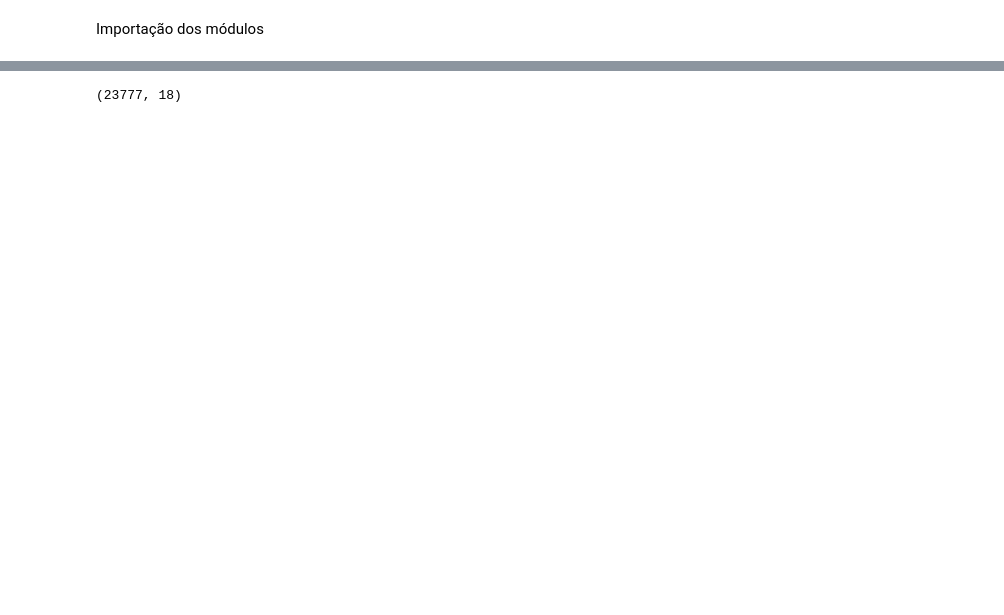
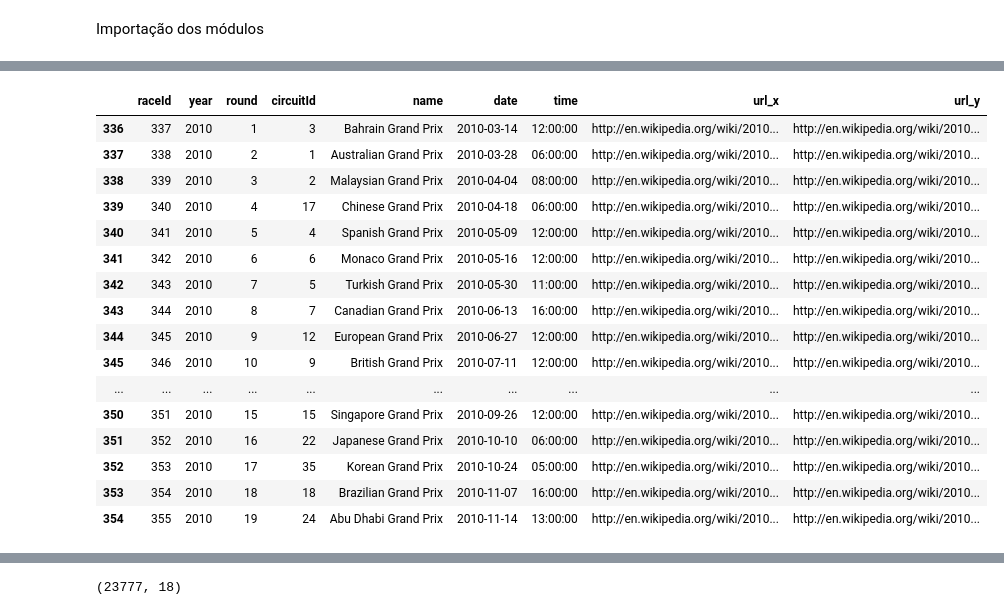
Before and after one commit to renatojmf/analiseDadosF1, a Jupyter notebook: dadosf1.ipynb, the cells around one changed output, grey strips where cells are left out. Cells and saved outputs as stored; diff of their text form; code cells hidden in the pictures; blank space fills up the shorter version.

```diff
--- a/dadosf1.ipynb
+++ b/dadosf1.ipynb
@@ -25,0 +139,22 @@ Pré processamento dos dados:
+# %%
+#apenas para verificar algumas consultas
+races_by_year = pd.merge(corridas,temporadas, on='year', how = 'inner')
+races_by_year[races_by_year['year'] == 2010]
+# %% [output]
+|  | raceId | year | round | circuitId | name | date | time | url_x | url_y |
+| 336 | 337 | 2010 | 1 | 3 | Bahrain Grand Prix | 2010-03-14 | 12:00:00 | http://en.wikipedia.org/wiki/2010... | http://en.wikipedia.org/wiki/2010... |
+| 337 | 338 | 2010 | 2 | 1 | Australian Grand Prix | 2010-03-28 | 06:00:00 | http://en.wikipedia.org/wiki/2010... | http://en.wikipedia.org/wiki/2010... |
+| 338 | 339 | 2010 | 3 | 2 | Malaysian Grand Prix | 2010-04-04 | 08:00:00 | http://en.wikipedia.org/wiki/2010... | http://en.wikipedia.org/wiki/2010... |
+| 339 | 340 | 2010 | 4 | 17 | Chinese Grand Prix | 2010-04-18 | 06:00:00 | http://en.wikipedia.org/wiki/2010... | http://en.wikipedia.org/wiki/2010... |
+| 340 | 341 | 2010 | 5 | 4 | Spanish Grand Prix | 2010-05-09 | 12:00:00 | http://en.wikipedia.org/wiki/2010... | http://en.wikipedia.org/wiki/2010... |
+| 341 | 342 | 2010 | 6 | 6 | Monaco Grand Prix | 2010-05-16 | 12:00:00 | http://en.wikipedia.org/wiki/2010... | http://en.wikipedia.org/wiki/2010... |
+| 342 | 343 | 2010 | 7 | 5 | Turkish Grand Prix | 2010-05-30 | 11:00:00 | http://en.wikipedia.org/wiki/2010... | http://en.wikipedia.org/wiki/2010... |
+| 343 | 344 | 2010 | 8 | 7 | Canadian Grand Prix | 2010-06-13 | 16:00:00 | http://en.wikipedia.org/wiki/2010... | http://en.wikipedia.org/wiki/2010... |
+| 344 | 345 | 2010 | 9 | 12 | European Grand Prix | 2010-06-27 | 12:00:00 | http://en.wikipedia.org/wiki/2010... | http://en.wikipedia.org/wiki/2010... |
+| 345 | 346 | 2010 | 10 | 9 | British Grand Prix | 2010-07-11 | 12:00:00 | http://en.wikipedia.org/wiki/2010... | http://en.wikipedia.org/wiki/2010... |
+| ... | ... | ... | ... | ... | ... | ... | ... | ... | ... |
+| 350 | 351 | 2010 | 15 | 15 | Singapore Grand Prix | 2010-09-26 | 12:00:00 | http://en.wikipedia.org/wiki/2010... | http://en.wikipedia.org/wiki/2010... |
+| 351 | 352 | 2010 | 16 | 22 | Japanese Grand Prix | 2010-10-10 | 06:00:00 | http://en.wikipedia.org/wiki/2010... | http://en.wikipedia.org/wiki/2010... |
+| 352 | 353 | 2010 | 17 | 35 | Korean Grand Prix | 2010-10-24 | 05:00:00 | http://en.wikipedia.org/wiki/2010... | http://en.wikipedia.org/wiki/2010... |
+| 353 | 354 | 2010 | 18 | 18 | Brazilian Grand Prix | 2010-11-07 | 16:00:00 | http://en.wikipedia.org/wiki/2010... | http://en.wikipedia.org/wiki/2010... |
+| 354 | 355 | 2010 | 19 | 24 | Abu Dhabi Grand Prix | 2010-11-14 | 13:00:00 | http://en.wikipedia.org/wiki/2010... | http://en.wikipedia.org/wiki/2010... |
```
Also changed, not shown: parts of 62 cells of this notebook.
